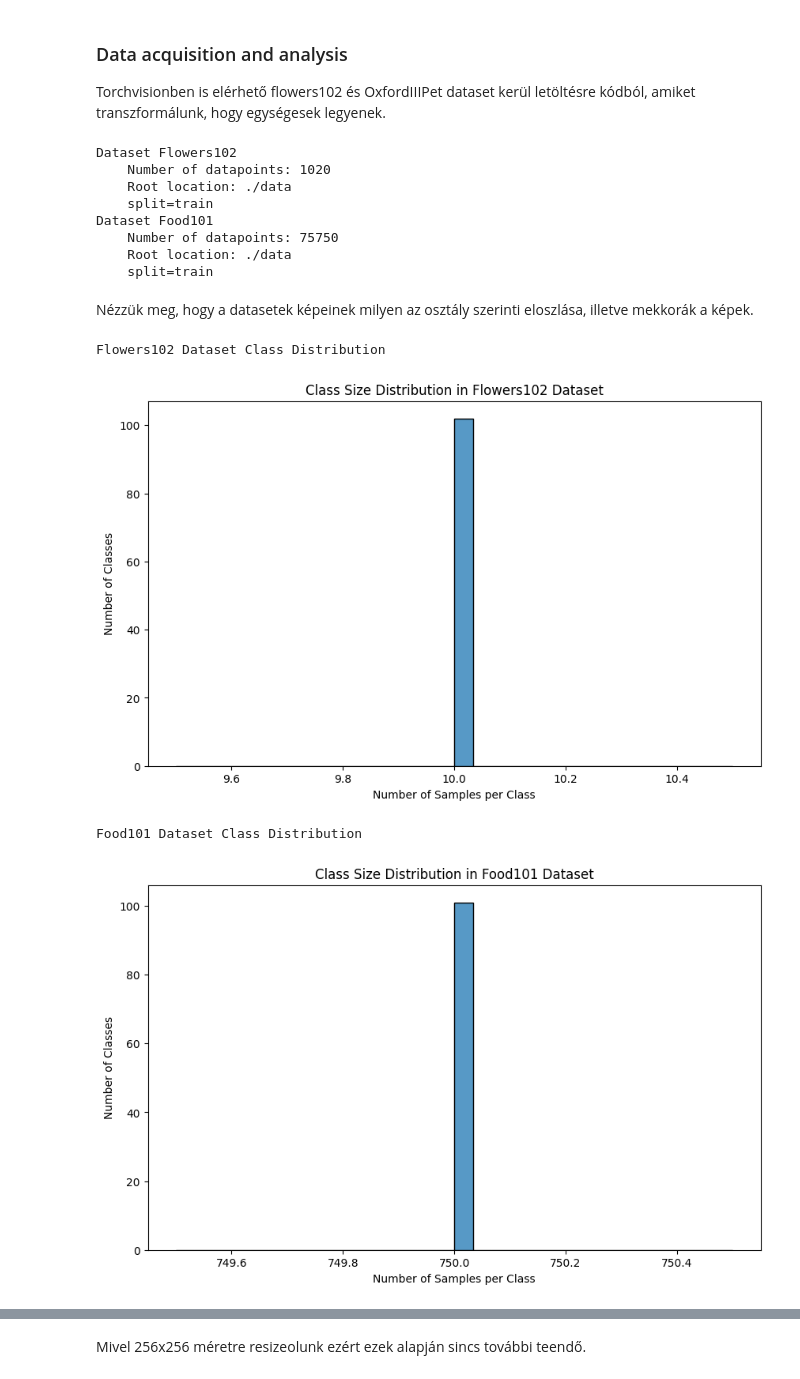
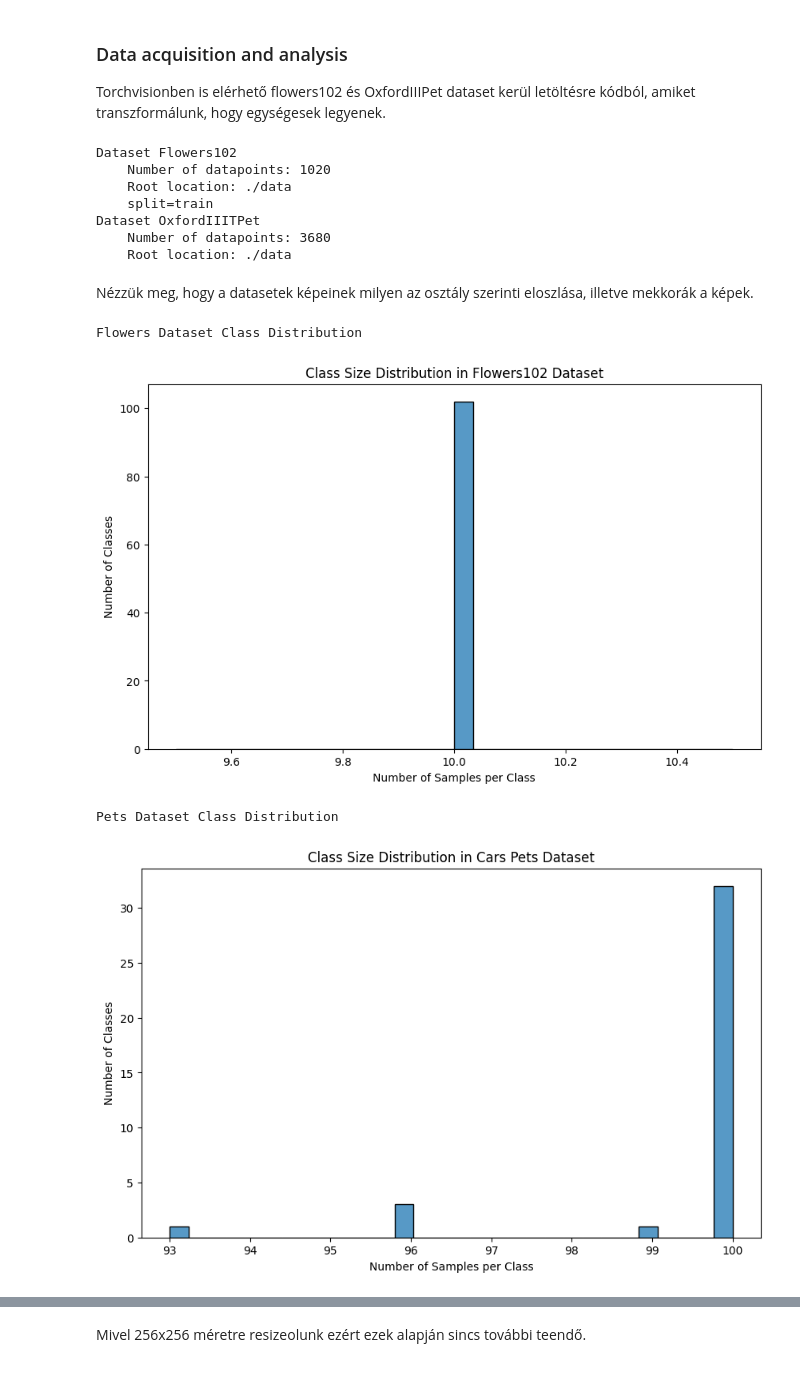
Before and after one commit to revolex/melytanulas_hazi, a Jupyter notebook: image_gen.ipynb, the cells around one changed output, grey strips where cells are left out. Saved outputs shown, nothing was run; the diff lists cells and outputs as text; code cells hidden in the pictures.

```diff
--- a/image_gen.ipynb
+++ b/image_gen.ipynb
@@ -41,18 +40,17 @@ torch.manual_seed(42)
 Torchvisionben is elérhető flowers102 és OxfordIIIPet dataset kerül letöltésre kódból, amiket transzformálunk, hogy egységesek legyenek.
 # %%
 flowers_dataset = Flowers102(root="./data", split="train", transform=None, download=True)
-foods_dataset = Food101(root="./data", split="train", transform=None, download=True, )
+pets_dataset = OxfordIIITPet(root="./data", split="trainval", transform=None, download=True)
 print(flowers_dataset)
-print(foods_dataset)
+print(pets_dataset)
 # %% [output]
 Dataset Flowers102
     Number of datapoints: 1020
     Root location: ./data
     split=train
-Dataset Food101
-    Number of datapoints: 75750
+Dataset OxfordIIITPet
+    Number of datapoints: 3680
     Root location: ./data
-    split=train
 # %% [markdown]
 Nézzük meg, hogy a datasetek képeinek milyen az osztály szerinti eloszlása, illetve mekkorák a képek.
 # %%
@@ -74,14 +72,14 @@ def plot_class_size_distribution(dataset, dataset_name):
     plt.ylabel("Number of Classes")
     plt.show()
 # %%
-print("Flowers102 Dataset Class Distribution")
+print("Flowers Dataset Class Distribution")
 plot_class_size_distribution(flowers_dataset, "Flowers102")
 
-print("\nFood101 Dataset Class Distribution")
-plot_class_size_distribution(foods_dataset, "Food101")
+print("\nPets Dataset Class Distribution")
+plot_class_size_distribution(pets_dataset, "Cars Pets")
 # %% [output]
-Flowers102 Dataset Class Distribution
+Flowers Dataset Class Distribution
 [figure]
-Food101 Dataset Class Distribution
+Pets Dataset Class Distribution
-[figure, old version]
+[figure, new version]
 # %% [markdown]
```
Also changed, not shown: parts of 27 cells of this notebook.
